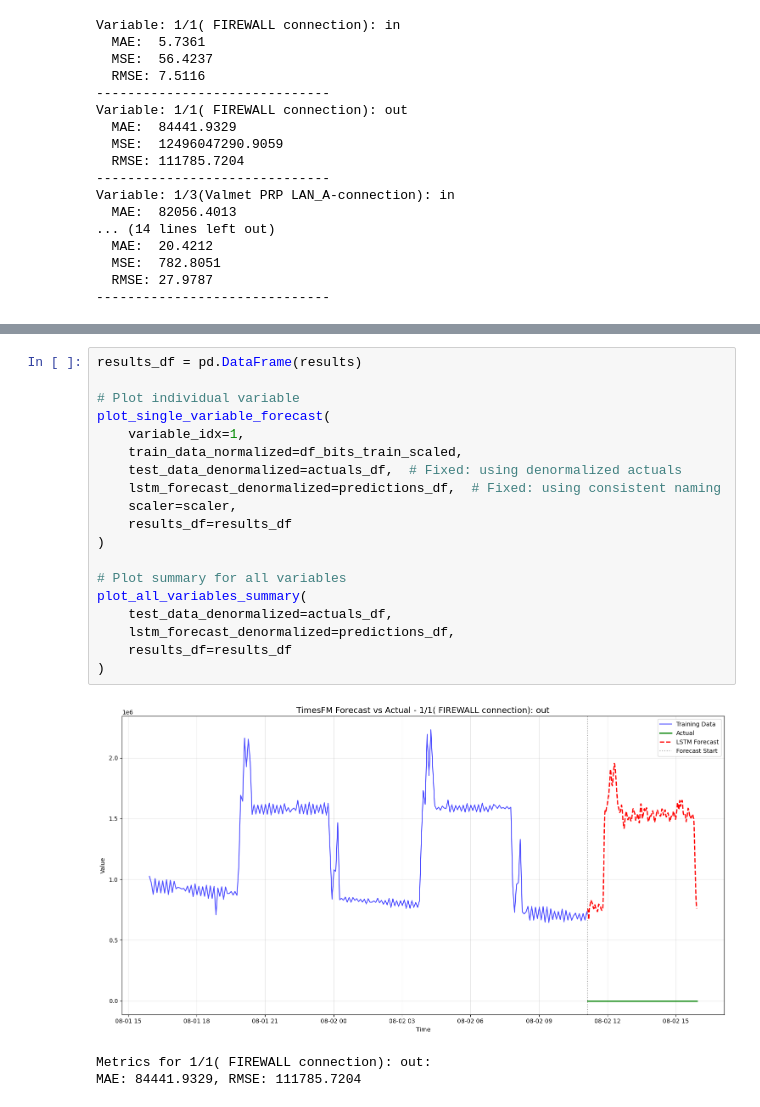
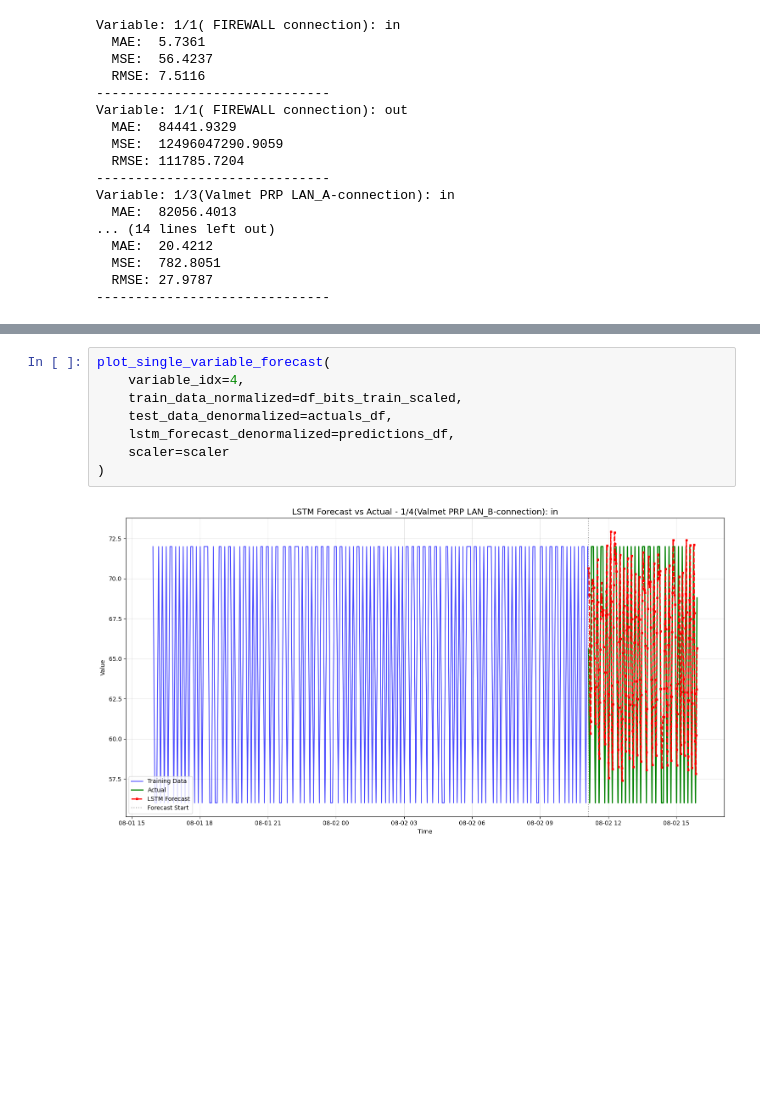
Before and after one commit to joolkas/mth_project, a Jupyter notebook: mth_project/industrial_network_analysis/Data examination/LSTM_basic001.ipynb, the cells around one changed output, grey strips where cells are left out. Drawn from its saved outputs; the diff is of its cells as text; blank space fills up the shorter version.

Commit message:
latest working program, now starting to modify online forecasting loop

```diff
--- a/mth_project/industrial_network_analysis/Data examination/LSTM_basic001.ipynb
+++ b/mth_project/industrial_network_analysis/Data examination/LSTM_basic001.ipynb
@@ -399,23 +300,10 @@ def plot_all_variables_summary(test_data_denormalized, lstm_forecast_denormalize
-# %%
-results_df = pd.DataFrame(results)
-
-# Plot individual variable
-plot_single_variable_forecast(
-    variable_idx=1,
-    train_data_normalized=df_bits_train_scaled,
-    test_data_denormalized=actuals_df,  # Fixed: using denormalized actuals
-    lstm_forecast_denormalized=predictions_df,  # Fixed: using consistent naming
-    scaler=scaler,
-    results_df=results_df
-)
-
-# Plot summary for all variables
-plot_all_variables_summary(
-    test_data_denormalized=actuals_df,
-    lstm_forecast_denormalized=predictions_df,
-    results_df=results_df
-)
-# %% [output]
-[figure, removed]
-Metrics for 1/1( FIREWALL connection): out:
-MAE: 84441.9329, RMSE: 111785.7204
+# %%
+plot_single_variable_forecast(
+    variable_idx=4,
+    train_data_normalized=df_bits_train_scaled,
+    test_data_denormalized=actuals_df,
+    lstm_forecast_denormalized=predictions_df,
+    scaler=scaler
+)
+# %% [output]
+[figure, added]
```
Also changed, not shown: parts of 1 cell of this notebook, 9 other files.
